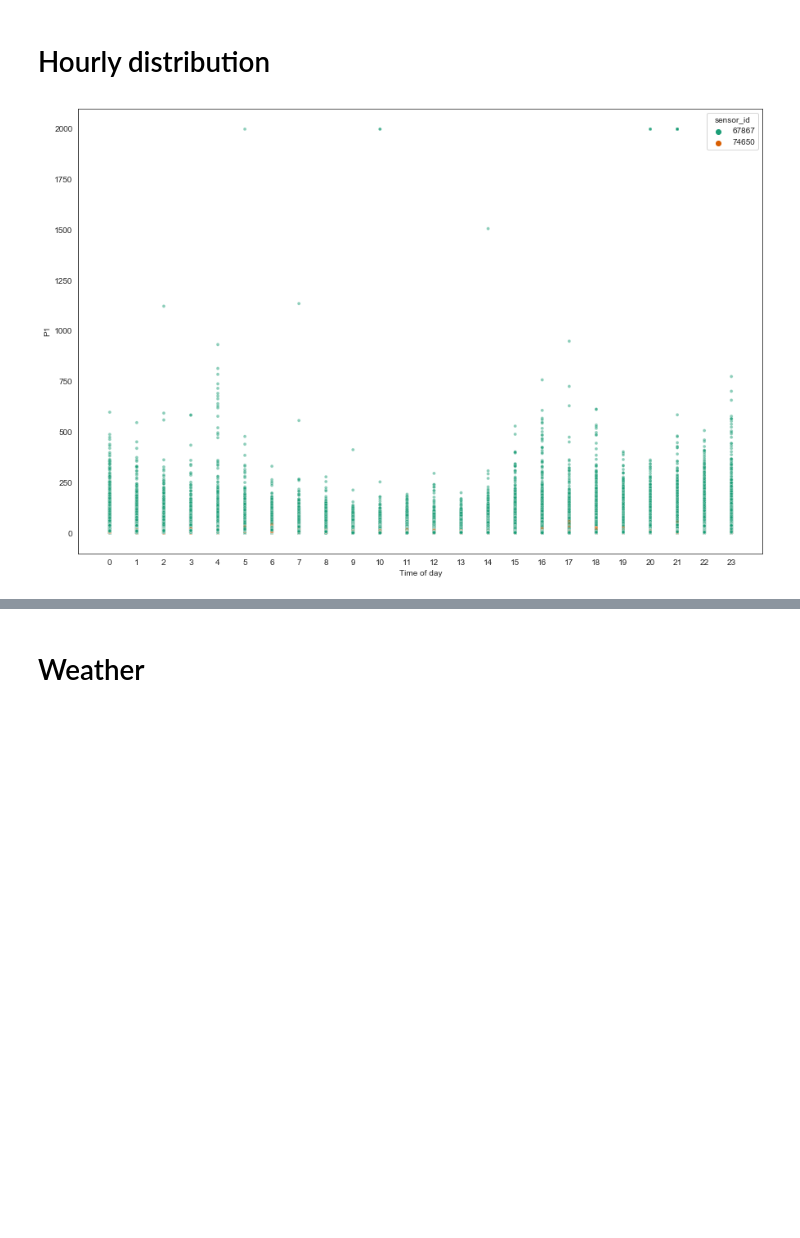
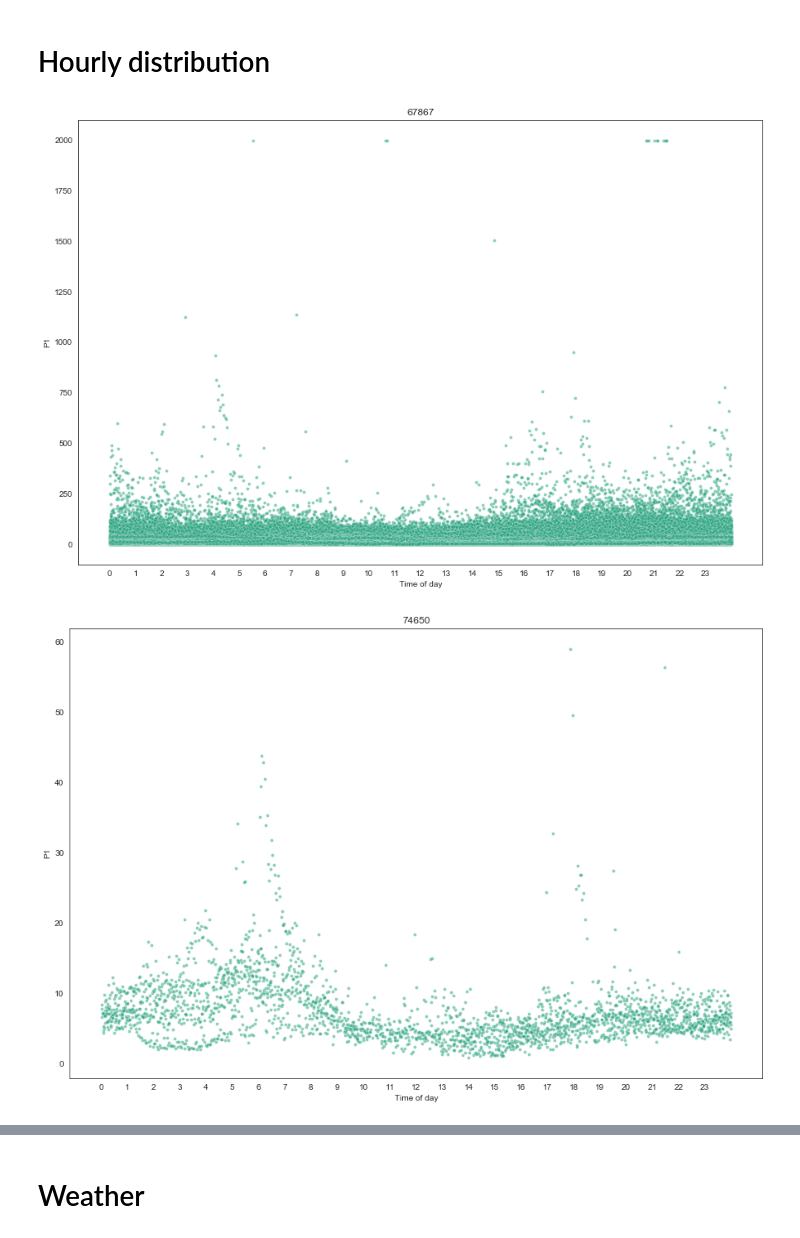
Before and after one commit to mmoskon/sensors, a Jupyter notebook: basic_analysis_sc.ipynb, the cells around one changed output, grey strips where cells are left out. Cells and saved outputs as stored; diff of their text form; code cells hidden in the pictures; blank space fills up the shorter version.

```diff
--- a/basic_analysis_sc.ipynb
+++ b/basic_analysis_sc.ipynb
@@ -54,16 +54,20 @@ plt.show()
 # %% [markdown]
 # Hourly distribution
 # %%
-sns.scatterplot(data=df, y='P1', x='hour', hue='sensor_id', s=15, alpha=0.5, palette = flatui[:2])
+for sensor_id in df.sensor_id.unique():
+    sns.scatterplot(data=df[df.sensor_id == sensor_id], y='P1', x='time', s=15, alpha=0.5, palette = flatui[:2])
 
-f = plt.gcf()
-f.set_size_inches(15,10)
-plt.xlabel("Time of day")
-plt.ylabel("P1")
+    f = plt.gcf()
+    f.set_size_inches(15,10)
+    plt.xlabel("Time of day")
+    plt.ylabel("P1")
+    plt.title(f"P1({sensor_id})")
 
-plt.xticks(np.arange(24), np.arange(24))
-#plt.legend(routes.astype(str))
-plt.show()
+
+    plt.xticks(np.arange(24), np.arange(24))
+    #plt.legend(routes.astype(str))
+    plt.show()
 # %% [output]
-[figure, old version]
+[figure, new version]
+[figure, added]
 # %%
```
Also changed, not shown: parts of 3 cells of this notebook.
